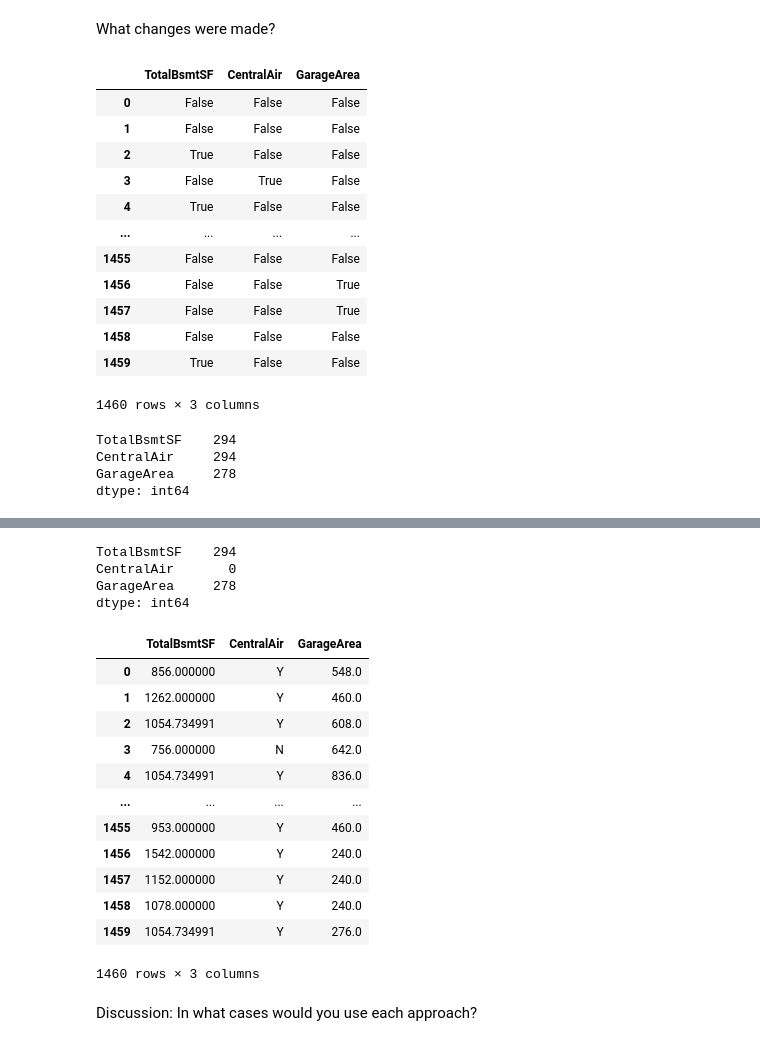
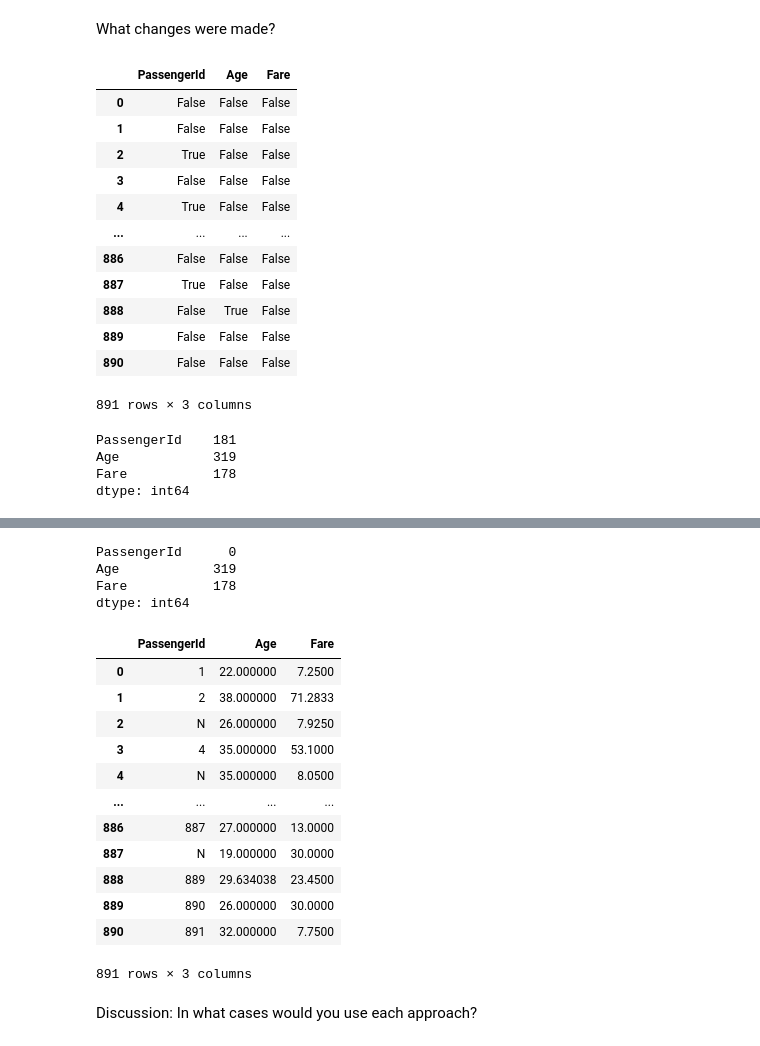
Before and after one commit to karkir0003/DSGT-Bootcamp-Material, a Jupyter notebook: Spring 2021 Material/Workshop 3/Workshop3.ipynb, the cells around one changed output, grey strips where cells are left out. Cells and saved outputs as stored; diff of their text form; code cells hidden in the pictures.

```diff
--- a/Spring 2021 Material/Workshop 3/Workshop3.ipynb
+++ b/Spring 2021 Material/Workshop 3/Workshop3.ipynb
@@ -277,6 +164,6 @@ An example is removing all users with a missing field, such as age. However, you
 \\
 **Value Imputation** is an intelligent way of filling  in missing values. The following exercise walks through deleting random values from a few columns and then fixing them using a few different types of imputation.
 # %%
-df = pd.read_csv('train.csv')
+df = pd.read_csv('titanic_train.csv')
 df
 # %% [output]
@@ -296,5 +183,5 @@ df
 # %%
 # Creating a new dataframe with a subset of columns from the original
-mini_df = df[['TotalBsmtSF', 'CentralAir', 'GarageArea']] # Recap: what are we doing here?
+mini_df = df[['PassengerId', 'Age', 'Fare']] # Recap: what are we doing here?
 mini_df
 # %% [output]
@@ -318,13 +205,13 @@ mini_df
 # remove 20% of data from the features
 np.random.seed(1)
 
-mini_df['TotalBsmtSF'] = \
-    mini_df['TotalBsmtSF'].mask(np.random.random(mini_df['TotalBsmtSF'].shape) < .2)
+mini_df['PassengerId'] = \
+    mini_df['PassengerId'].mask(np.random.random(mini_df['PassengerId'].shape) < .2)
 
-mini_df['CentralAir'] = \
-    mini_df['CentralAir'].mask(np.random.random(mini_df['CentralAir'].shape) < .2)
+mini_df['Age'] = \
+    mini_df['Age'].mask(np.random.random(mini_df['Age'].shape) < .2)
 
-mini_df['GarageArea'] = \
-    mini_df['GarageArea'].mask(np.random.random(mini_df['GarageArea'].shape) < .2)
+mini_df['Fare'] = \
+    mini_df['Fare'].mask(np.random.random(mini_df['Fare'].shape) < .2)
 mini_df
 # %% [output]
@@ -346,26 +233,26 @@ What changes were made?
 # %%
 mini_df.isnull()
 # %% [output]
-|  | TotalBsmtSF | CentralAir | GarageArea |
+|  | PassengerId | Age | Fare |
 | 0 | False | False | False |
 | 1 | False | False | False |
 | 2 | True | False | False |
-| 3 | False | True | False |
+| 3 | False | False | False |
 | 4 | True | False | False |
 | ... | ... | ... | ... |
-| 1455 | False | False | False |
-| 1456 | False | False | True |
-| 1457 | False | False | True |
-| 1458 | False | False | False |
-| 1459 | True | False | False |
+| 886 | False | False | False |
+| 887 | True | False | False |
+| 888 | False | True | False |
+| 889 | False | False | False |
+| 890 | False | False | False |
-1460 rows × 3 columns
+891 rows × 3 columns
 # %%
 mini_df.isnull().sum(axis = 0)
 # Question? Any guesses as to what axis=0 means?
 # %% [output]
-TotalBsmtSF    294
-CentralAir     294
-GarageArea     278
+PassengerId    181
+Age            319
+Fare           178
 dtype: int64
 # %% [markdown]
 ## Types of Imputation
@@ -376,36 +263,36 @@ dtype: int64
 <img src="https://raw.githubusercontent.com/hwhitt/DSGT-Workshop-Content/master/images/nan.png" width="600"/>
 # %%
 # An example of fixed-value imputation
-mini_df['CentralAir'].fillna('N', inplace=True) # what does inplace=True mean?
+mini_df['PassengerId'].fillna('N', inplace=True) # what does inplace=True mean?
 
 mini_df.isnull().sum(axis=0)
 # %% [output]
-TotalBsmtSF    294
-CentralAir       0
-GarageArea     278
+PassengerId      0
+Age            319
+Fare           178
 dtype: int64
 # %%
 # An example of mean-imputaiton
-mini_df['TotalBsmtSF'].fillna(mini_df['TotalBsmtSF'].mean(), inplace=True)
+mini_df['Age'].fillna(mini_df['Age'].mean(), inplace=True)
 
 # An example of backfill-imputation
-mini_df['GarageArea'].fillna(method="backfill", inplace=True)
+mini_df['Fare'].fillna(method="backfill", inplace=True)
 
 mini_df
 # %% [output]
-|  | TotalBsmtSF | CentralAir | GarageArea |
-| 0 | 856.000000 | Y | 548.0 |
-| 1 | 1262.000000 | Y | 460.0 |
-| 2 | 1054.734991 | Y | 608.0 |
-| 3 | 756.000000 | N | 642.0 |
-| 4 | 1054.734991 | Y | 836.0 |
+|  | PassengerId | Age | Fare |
+| 0 | 1 | 22.000000 | 7.2500 |
+| 1 | 2 | 38.000000 | 71.2833 |
+| 2 | N | 26.000000 | 7.9250 |
+| 3 | 4 | 35.000000 | 53.1000 |
+| 4 | N | 35.000000 | 8.0500 |
 | ... | ... | ... | ... |
-| 1455 | 953.000000 | Y | 460.0 |
-| 1456 | 1542.000000 | Y | 240.0 |
-| 1457 | 1152.000000 | Y | 240.0 |
-| 1458 | 1078.000000 | Y | 240.0 |
-| 1459 | 1054.734991 | Y | 276.0 |
+| 886 | 887 | 27.000000 | 13.0000 |
+| 887 | N | 19.000000 | 30.0000 |
+| 888 | 889 | 29.634038 | 23.4500 |
+| 889 | 890 | 26.000000 | 30.0000 |
+| 890 | 891 | 32.000000 | 7.7500 |
-1460 rows × 3 columns
+891 rows × 3 columns
 # %% [markdown]
 Discussion: In what cases would you use each approach?
 # %% [markdown]
```
Also changed, not shown: parts of 72 cells of this notebook, 2 other files.
